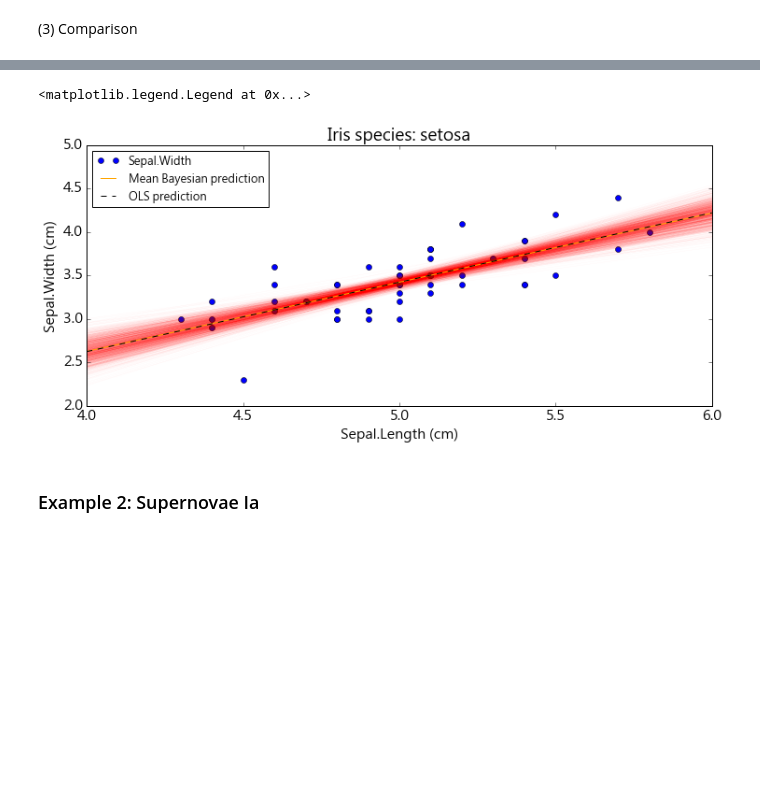
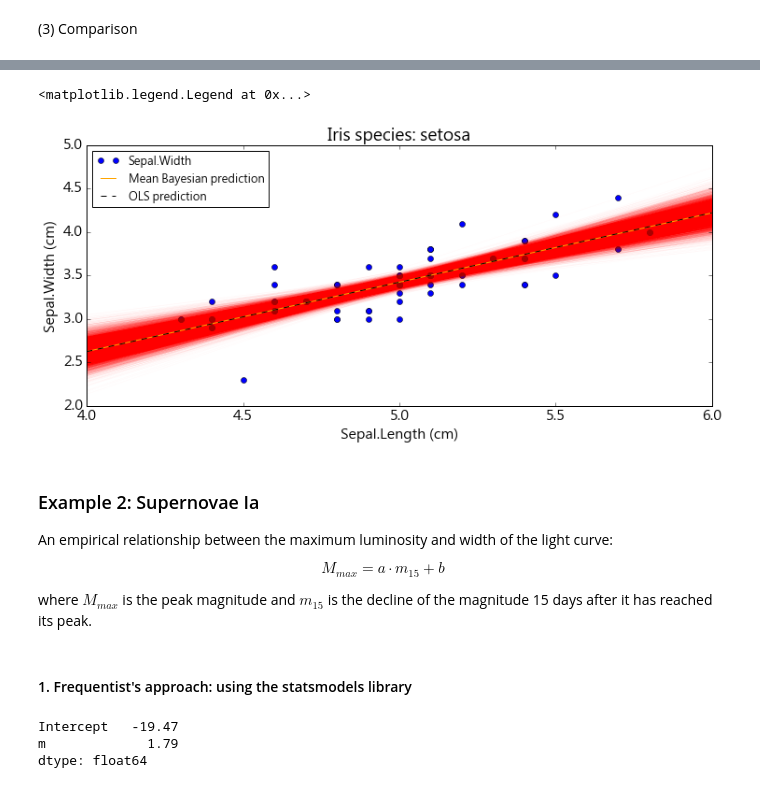
Before and after one commit to yeh8211TK/DataScience, a Jupyter notebook: MCMC_LR.ipynb, the cells around one changed output, grey strips where cells are left out. Cells and saved outputs as stored; diff of their text form; code cells hidden in the pictures; blank space fills up the shorter version.

```diff
--- a/MCMC_LR.ipynb
+++ b/MCMC_LR.ipynb
@@ -188,28 +189,26 @@ ax.legend();
 # %%
 fig, ax = plt.subplots(figsize=(12, 5))
 
 ax.plot(data["Sepal.Length"], data["Sepal.Width"], 'o')
 
-for n in range(500, 2000, 1):
+for n in range(500, 10000, 1):
     intercept = trace.get_values("intercept")[n]
     beta = trace.get_values("beta")[n]
     ax.plot(x, intercept + beta * x, color = 'red', lw = 0.25, alpha = 0.05)
 
 intercept = trace.get_values("intercept").mean()
 beta = trace.get_values("beta").mean()
 ax.plot(x, intercept + beta * x, color = 'orange', label = "Mean Bayesian prediction")
 
 ax.plot(x, y, color = 'k', ls = '--', label = "OLS prediction")
 
 ax.set_xlabel("Sepal.Length (cm)", fontsize = 15)
 ax.set_ylabel("Sepal.Width (cm)", fontsize = 15)
 ax.set_title("Iris species: setosa", fontsize = 18)
 ax.set_xlim(4, 6)
 ax.set_ylim(2, 5)
 ax.tick_params(axis = 'both', labelsize = 15)
 ax.legend(loc = 0)
 # %% [output]
 <matplotlib.legend.Legend at 0x...>
-[figure, old version]
+[figure, new version]
-# %% [markdown]
-### Example 2: Supernovae Ia
@@ -217,0 +215,23 @@ M_max = [-17.3, -15.5, -15.6, -12.0, -10.1]
+# %% [markdown]
+### Example 2: Supernovae Ia
+
+An empirical relationship between the maximum luminosity and width of the light curve:
+
+$$ M_{max}=a\cdot m_{15} + b$$
+
+where $M_{max}$ is the peak magnitude and $m_{15}$ is the decline of the magnitude 15 days after it has reached its peak.
+# %% [markdown]
+#### 1. Frequentist's approach: using the statsmodels library
+# %%
+m = np.array([1, 2, 3, 4, 5])
+M_max = np.array([-17.3, -15.5, -15.6, -12.0, -10.1])
+d = {"m": m, "M_max": M_max}
+df = pd.DataFrame(data = d)
+
+model = smf.ols("M_max ~ m", df)
+result = model.fit()
+result.params
+# %% [output]
+Intercept   -19.47
+m             1.79
+dtype: float64
```
Also changed, not shown: parts of 15 cells of this notebook.
